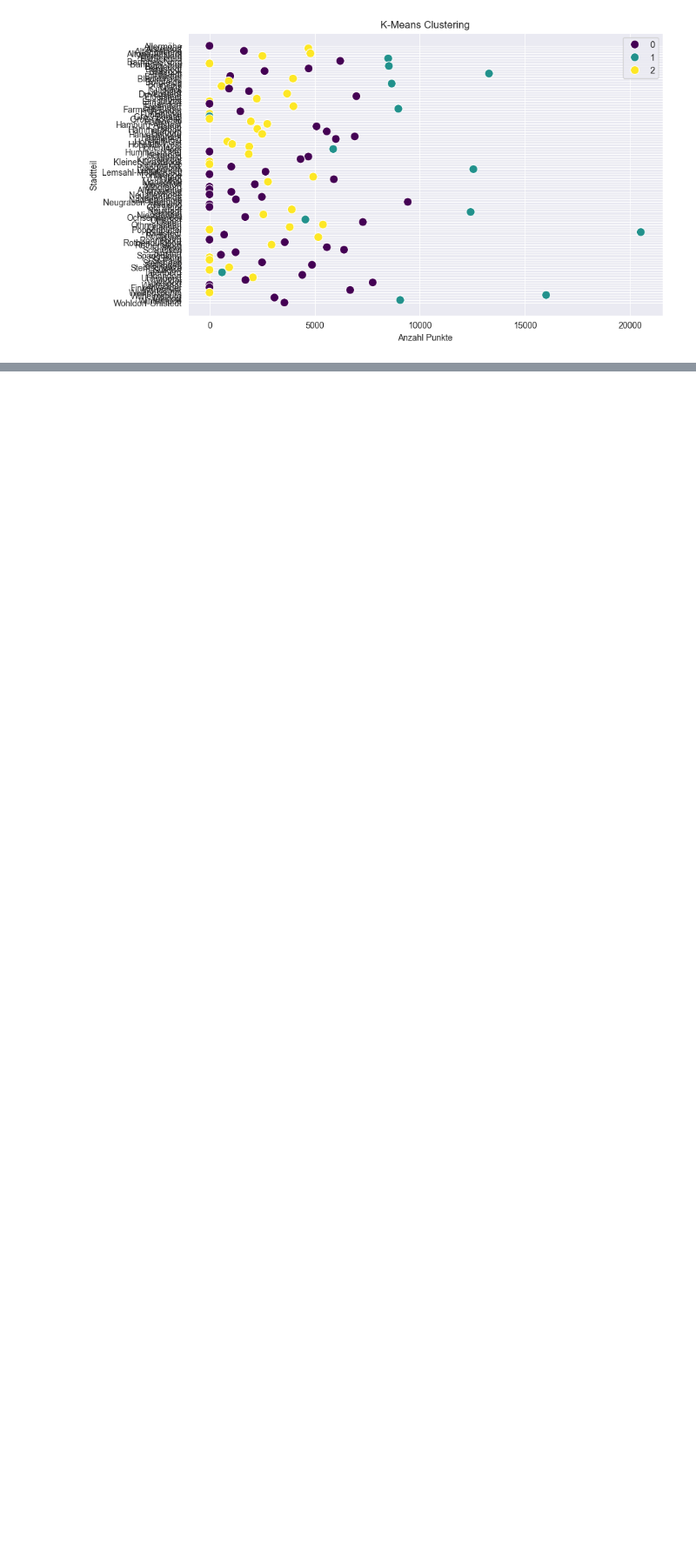
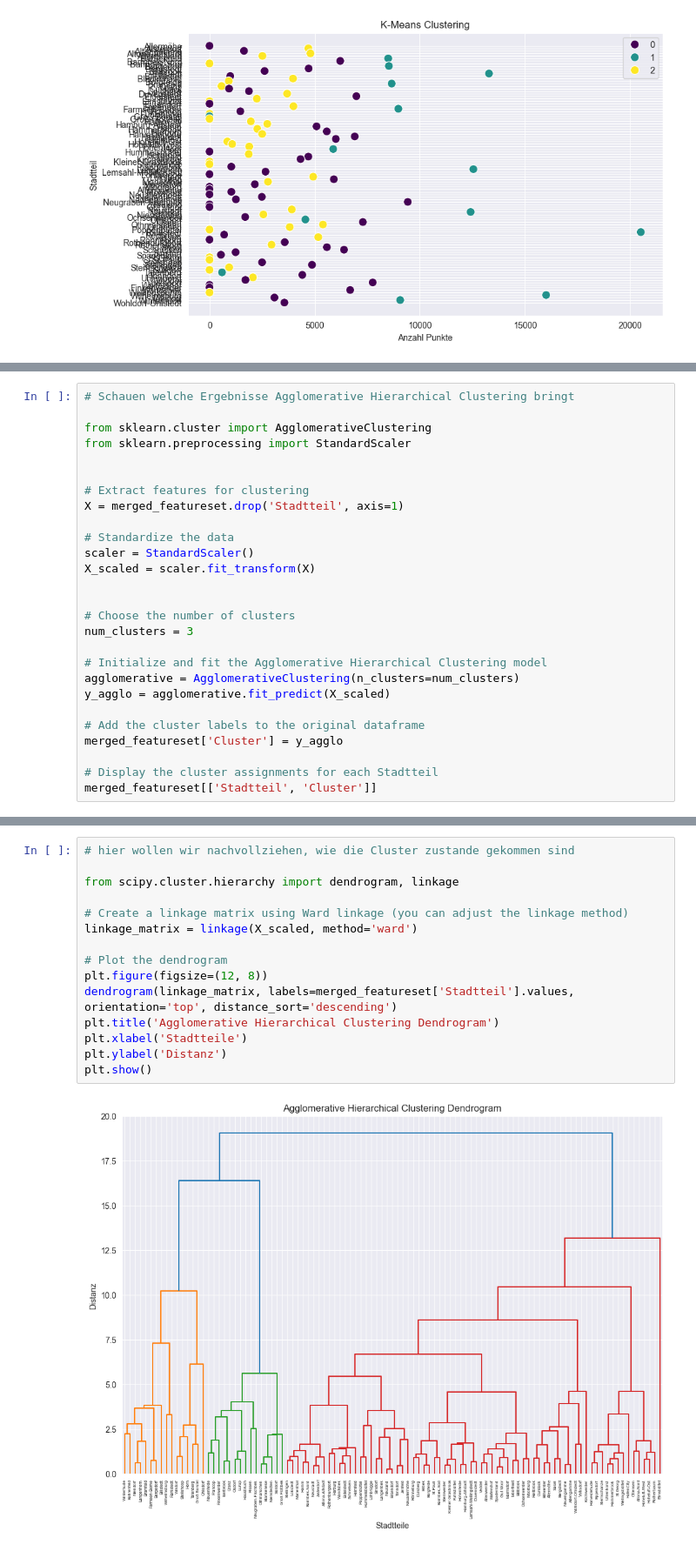
Before and after one commit to Hberto/Move-in-Assistance, a Jupyter notebook: classification_kmeans.ipynb, the cells around one changed output, grey strips where cells are left out. Shown at 87% size. Drawn from its saved outputs; the diff is of its cells as text; blank space fills up the shorter version.

Commit message:
Agglomerative Hierarchical Clustering ausprobieren und analysieren

```diff
--- a/classification_kmeans.ipynb
+++ b/classification_kmeans.ipynb
@@ -117,0 +118,27 @@ sns.heatmap(corr,
+# %%
+# Schauen welche Ergebnisse Agglomerative Hierarchical Clustering bringt
+
+from sklearn.cluster import AgglomerativeClustering
+from sklearn.preprocessing import StandardScaler
+
+
+# Extract features for clustering
+X = merged_featureset.drop('Stadtteil', axis=1)
+
+# Standardize the data
+scaler = StandardScaler()
+X_scaled = scaler.fit_transform(X)
+
+
+# Choose the number of clusters
+num_clusters = 3
+
+# Initialize and fit the Agglomerative Hierarchical Clustering model
+agglomerative = AgglomerativeClustering(n_clusters=num_clusters)
+y_agglo = agglomerative.fit_predict(X_scaled)
+
+# Add the cluster labels to the original dataframe
+merged_featureset['Cluster'] = y_agglo
+
+# Display the cluster assignments for each Stadtteil
+merged_featureset[['Stadtteil', 'Cluster']]
@@ -117,0 +164,17 @@ sns.heatmap(corr,
+# %%
+# hier wollen wir nachvollziehen, wie die Cluster zustande gekommen sind
+
+from scipy.cluster.hierarchy import dendrogram, linkage
+
+# Create a linkage matrix using Ward linkage (you can adjust the linkage method)
+linkage_matrix = linkage(X_scaled, method='ward')
+
+# Plot the dendrogram
+plt.figure(figsize=(12, 8))
+dendrogram(linkage_matrix, labels=merged_featureset['Stadtteil'].values, orientation='top', distance_sort='descending')
+plt.title('Agglomerative Hierarchical Clustering Dendrogram')
+plt.xlabel('Stadtteile')
+plt.ylabel('Distanz')
+plt.show()
+# %% [output]
+[figure, added]
```
Also changed, not shown: parts of 3 cells of this notebook.
